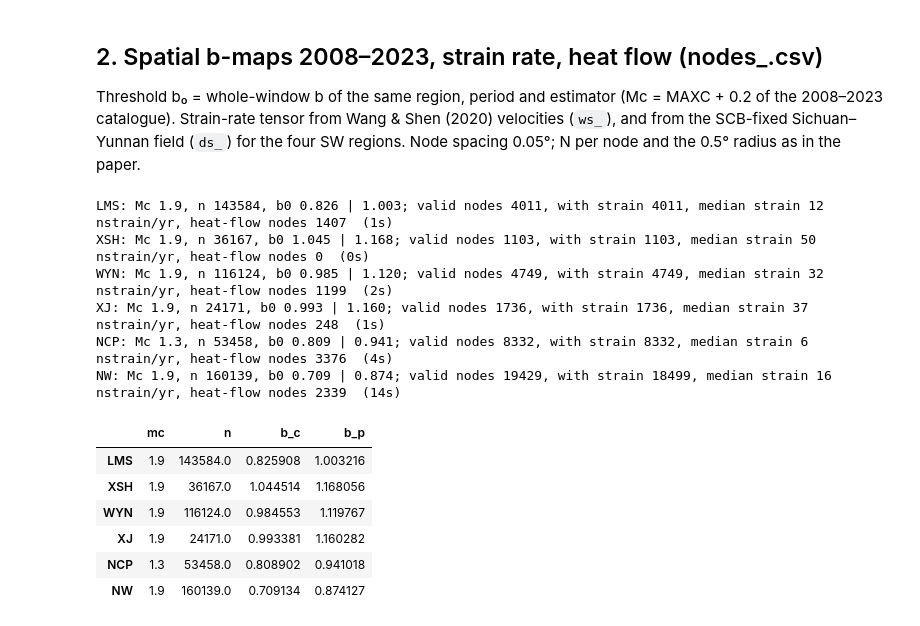
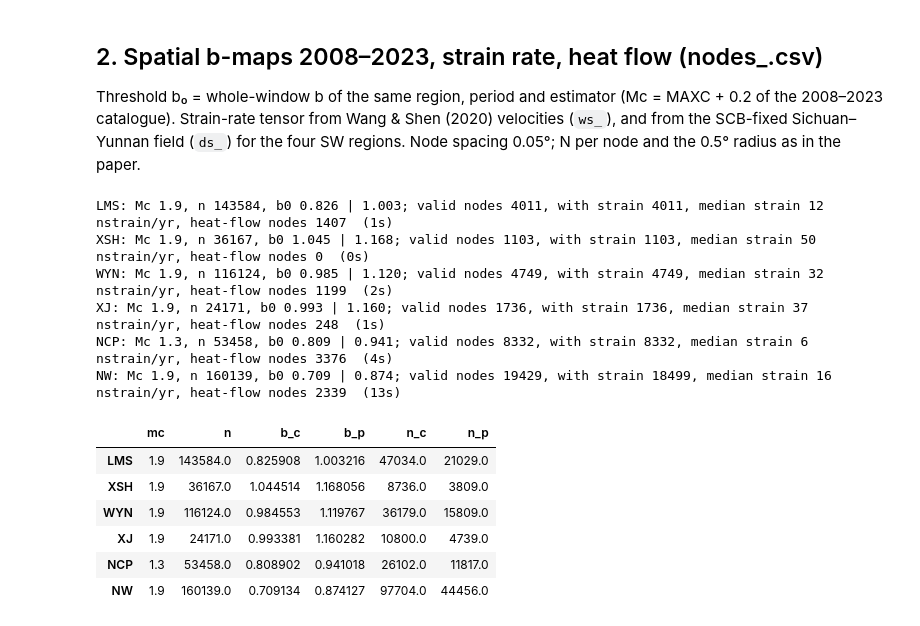
Before and after one commit to Chouyuhin/b-value, a Jupyter notebook: experiments/claims/claims_test.ipynb, the cells around one changed output. Saved outputs shown, nothing was run; the diff lists cells and outputs as text; code cells hidden in the pictures.

```diff
--- a/experiments/claims/claims_test.ipynb
+++ b/experiments/claims/claims_test.ipynb
@@ -89,39 +89,39 @@ four SW regions. Node spacing 0.05°; N per node and the 0.5° radius as in the
 # %%
 ws = load_gnss_ws(); ds = load_gnss_ds01(); hf = load_heatflow()
 thr = {}
 for region in REGIONS:
     t = time.time(); df = load_region(region, MAP_T0, MAP_T1)
     mc = float(estimate_mc_maxc(df['mag'].to_numpy(), fmd_bin=0.1)[0])
     bc = b_window(df['mag'], df['time'], mc, ClassicBValueEstimator); bp = b_window(df['mag'], df['time'], mc, BPositiveBValueEstimator)
-    thr[region] = dict(mc=mc, n=len(df), b_c=bc.b_value, b_p=bp.b_value)
+    thr[region] = dict(mc=mc, n=len(df), b_c=bc.b_value, b_p=bp.b_value, n_c=bc.n, n_p=bp.n)   # n_c / n_p = sample sizes of the two regional fits (Utsu test)
     nc = bmap_nodes(df, mc, N_PER_GRID[region], ClassicBValueEstimator, BOXES[region])
     npos = bmap_nodes(df, mc, N_PER_GRID[region], BPositiveBValueEstimator, BOXES[region])
     nodes = nc.rename(columns={'b': 'b_c', 'std': 'std_c', 'n': 'n_c'}).drop(columns=['radius'])
     nodes['b_p'], nodes['std_p'], nodes['n_p'], nodes['radius'] = npos['b'], npos['std'], npos['n'], nc['radius']
     nodes = pd.concat([nodes, strain_at(nodes, ws).add_prefix('ws_')], axis=1)
     if region in ('LMS', 'XSH', 'WYN', 'XJ'):
         nodes = pd.concat([nodes, strain_at(nodes, ds).add_prefix('ds_')], axis=1)
     h = heatflow_at(nodes, hf); nodes['hf'], nodes['n_hf'] = h['hf'], h['n_hf']
     nodes['region'] = region
     nodes.to_csv(OUT / f'nodes_{region}.csv', index=False)
     v = nodes[np.isfinite(nodes.b_c)]
     print(f"{region}: Mc {mc}, n {len(df)}, b0 {bc.b_value:.3f} | {bp.b_value:.3f}; valid nodes {len(v)}, with strain {np.isfinite(v.ws_e2inv).sum()}, "
           f"median strain {np.nanmedian(v.ws_e2inv):.0f} nstrain/yr, heat-flow nodes {np.isfinite(v.hf).sum()}  ({time.time() - t:.0f}s)")
 thr = pd.DataFrame(thr).T; thr.to_csv(OUT / 'thresholds_2008-2023.csv'); thr
 # %% [output]
 LMS: Mc 1.9, n 143584, b0 0.826 | 1.003; valid nodes 4011, with strain 4011, median strain 12 nstrain/yr, heat-flow nodes 1407  (1s)
 XSH: Mc 1.9, n 36167, b0 1.045 | 1.168; valid nodes 1103, with strain 1103, median strain 50 nstrain/yr, heat-flow nodes 0  (0s)
 WYN: Mc 1.9, n 116124, b0 0.985 | 1.120; valid nodes 4749, with strain 4749, median strain 32 nstrain/yr, heat-flow nodes 1199  (2s)
 XJ: Mc 1.9, n 24171, b0 0.993 | 1.160; valid nodes 1736, with strain 1736, median strain 37 nstrain/yr, heat-flow nodes 248  (1s)
 NCP: Mc 1.3, n 53458, b0 0.809 | 0.941; valid nodes 8332, with strain 8332, median strain 6 nstrain/yr, heat-flow nodes 3376  (4s)
-NW: Mc 1.9, n 160139, b0 0.709 | 0.874; valid nodes 19429, with strain 18499, median strain 16 nstrain/yr, heat-flow nodes 2339  (14s)
+NW: Mc 1.9, n 160139, b0 0.709 | 0.874; valid nodes 19429, with strain 18499, median strain 16 nstrain/yr, heat-flow nodes 2339  (13s)
-|  | mc | n | b_c | b_p |
-| LMS | 1.9 | 143584.0 | 0.825908 | 1.003216 |
-| XSH | 1.9 | 36167.0 | 1.044514 | 1.168056 |
-| WYN | 1.9 | 116124.0 | 0.984553 | 1.119767 |
-| XJ | 1.9 | 24171.0 | 0.993381 | 1.160282 |
-| NCP | 1.3 | 53458.0 | 0.808902 | 0.941018 |
-| NW | 1.9 | 160139.0 | 0.709134 | 0.874127 |
+|  | mc | n | b_c | b_p | n_c | n_p |
+| LMS | 1.9 | 143584.0 | 0.825908 | 1.003216 | 47034.0 | 21029.0 |
+| XSH | 1.9 | 36167.0 | 1.044514 | 1.168056 | 8736.0 | 3809.0 |
+| WYN | 1.9 | 116124.0 | 0.984553 | 1.119767 | 36179.0 | 15809.0 |
+| XJ | 1.9 | 24171.0 | 0.993381 | 1.160282 | 10800.0 | 4739.0 |
+| NCP | 1.3 | 53458.0 | 0.808902 | 0.941018 | 26102.0 | 11817.0 |
+| NW | 1.9 | 160139.0 | 0.709134 | 0.874127 | 97704.0 | 44456.0 |
 # %% [markdown]
 ## 3. C4 on the main-text windows (Figs 4–10): marked events, alarm episodes (events_C4.csv, alarms_C4.csv)
 
```
Also changed, not shown: parts of 15 cells of this notebook, 16 other files.
